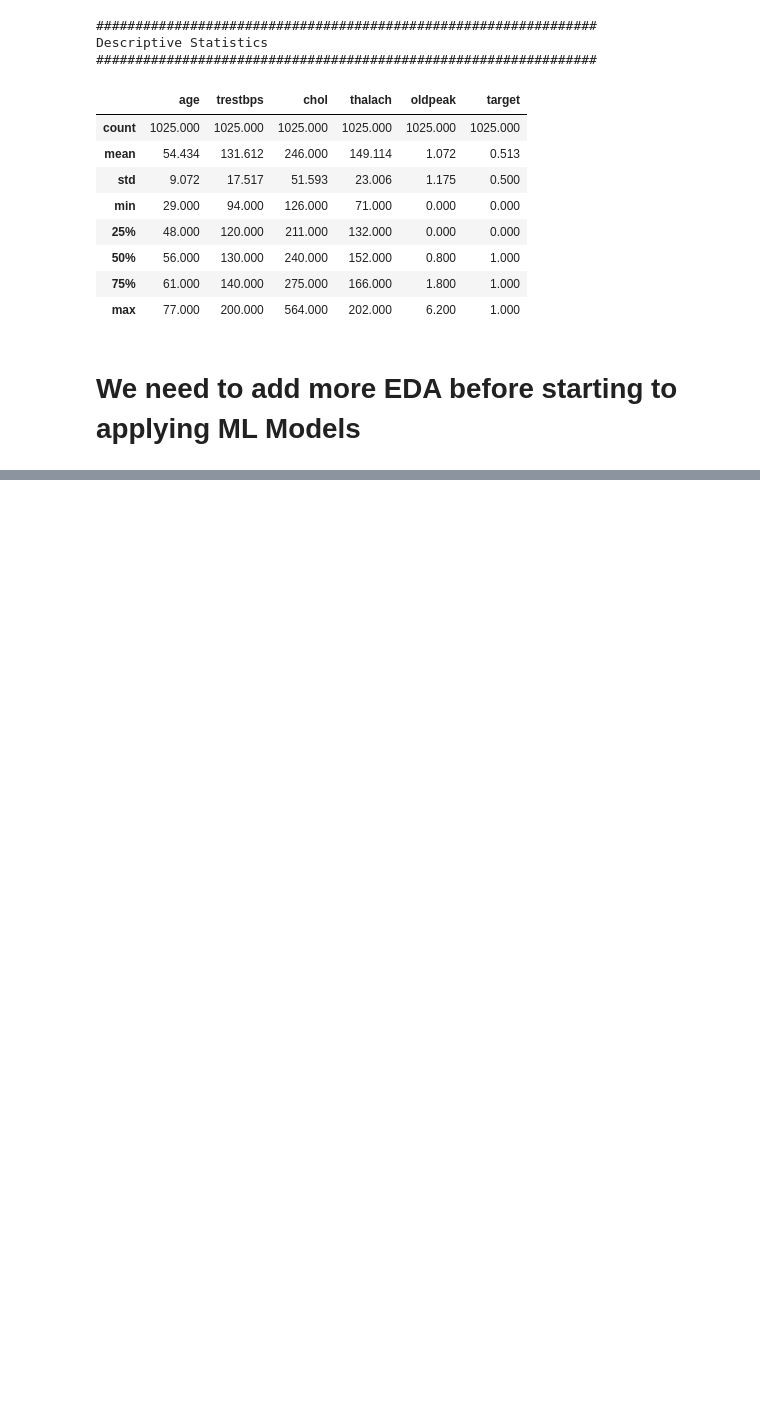
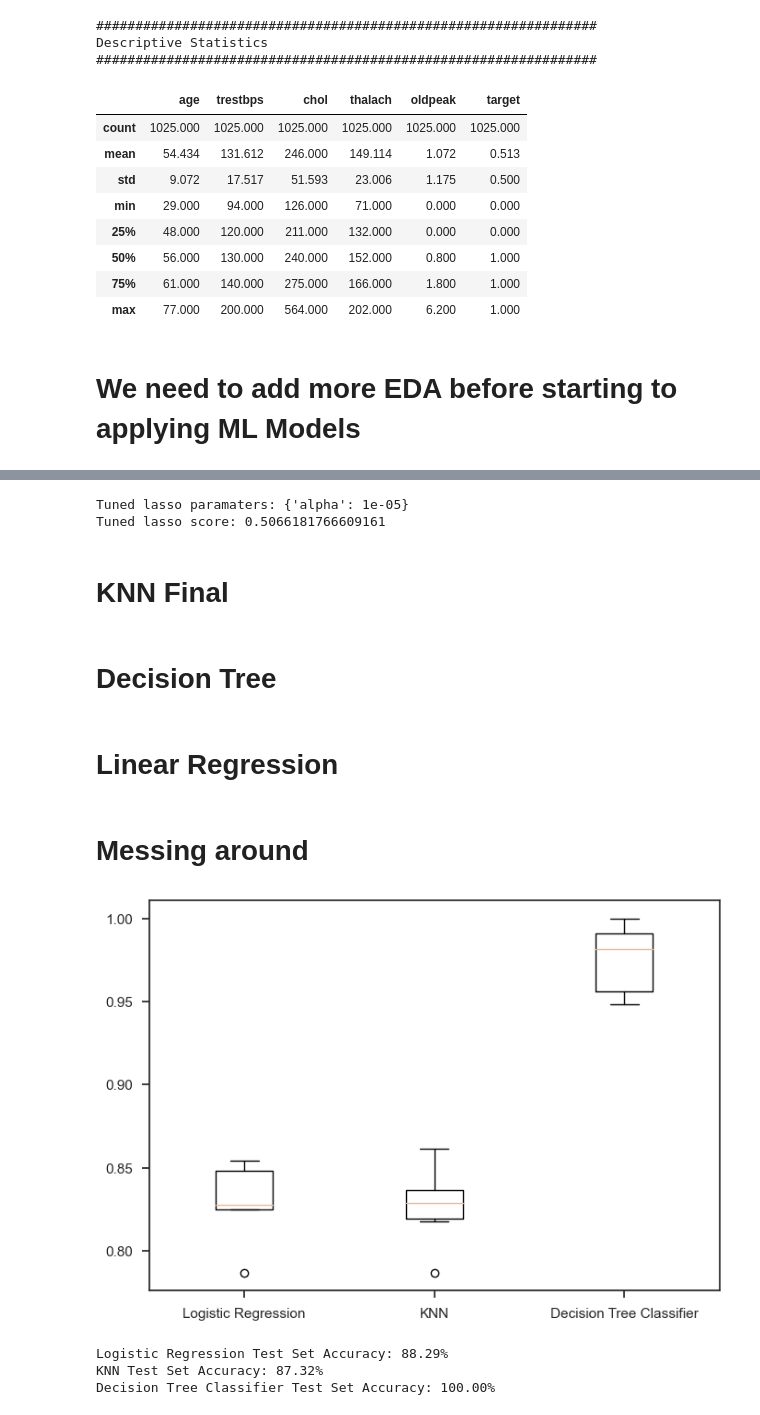
Before and after one commit to Sandokhan/IACEC, a Jupyter notebook: main.ipynb, the cells around one changed output, grey strips where cells are left out. Saved outputs shown, nothing was run; the diff lists cells and outputs as text; code cells hidden in the pictures; blank space fills up the shorter version.

```diff
--- a/main.ipynb
+++ b/main.ipynb
@@ -171,0 +403,15 @@ Descriptive Statistics
+# %%
+alphas = [0.1, 1.0, 10.0, 100.0, 1000.0, 10000.0]
+ridge_scores = []
+for alpha in alphas:
+
+  # Create a Ridge regression model
+  ridge = Ridge(alpha=alpha)
+
+  # Fit the data
+  ridge.fit(X_train, y_train)
+
+  # Obtain R-squared
+  score = ridge.score(X_test, y_test)
+  ridge_scores.append(score)
+print(ridge_scores)
@@ -171,0 +436,53 @@ Descriptive Statistics
+# %%
+# Set up the parameter grid
+param_grid = {"alpha": np.linspace(.00001, 1, 20)}
+
+lasso = Lasso()
+
+# Instantiate lasso_cv
+lasso_cv = GridSearchCV(lasso, param_grid, cv=kf)
+
+# Fit to the training data
+lasso_cv.fit(X_train, y_train)
+print("Tuned lasso paramaters: {}".format(lasso_cv.best_params_))
+print("Tuned lasso score: {}".format(lasso_cv.best_score_))
+# %% [output]
+Tuned lasso paramaters: {'alpha': 1e-05}
+Tuned lasso score: 0.5066181766609161
+# %% [markdown]
+# KNN Final
+# %% [markdown]
+# Decision Tree
+# %% [markdown]
+# Linear Regression
+# %% [markdown]
+# Messing around
+# %%
+# Create models dictionary
+models = {"Logistic Regression": LogisticRegression(), "KNN": KNeighborsClassifier(), "Decision Tree Classifier": DecisionTreeClassifier()}
+results = []
+
+# Loop through the models' values
+for model in models.values():
+
+  # Instantiate a KFold object
+  kf = KFold(n_splits=6, random_state=1984, shuffle=True)
+
+  # Perform cross-validation
+  cv_results = cross_val_score(model, X_train_scaled, y_train, cv=kf)
+  results.append(cv_results)
+plt.boxplot(results, labels=models.keys())
+plt.show()
+# %% [output]
+[figure, added]
+# %%
+# Test set perfomance
+
+for name, model in models.items():
+    model.fit(X_train_scaled, y_train)
+    test_score = model.score(X_test_scaled, y_test)
+    print("{} Test Set Accuracy: {:.2f}% ".format(name, test_score * 100))
+# %% [output]
+Logistic Regression Test Set Accuracy: 88.29%
+KNN Test Set Accuracy: 87.32%
+Decision Tree Classifier Test Set Accuracy: 100.00%
```
Also changed, not shown: parts of 29 cells of this notebook.
